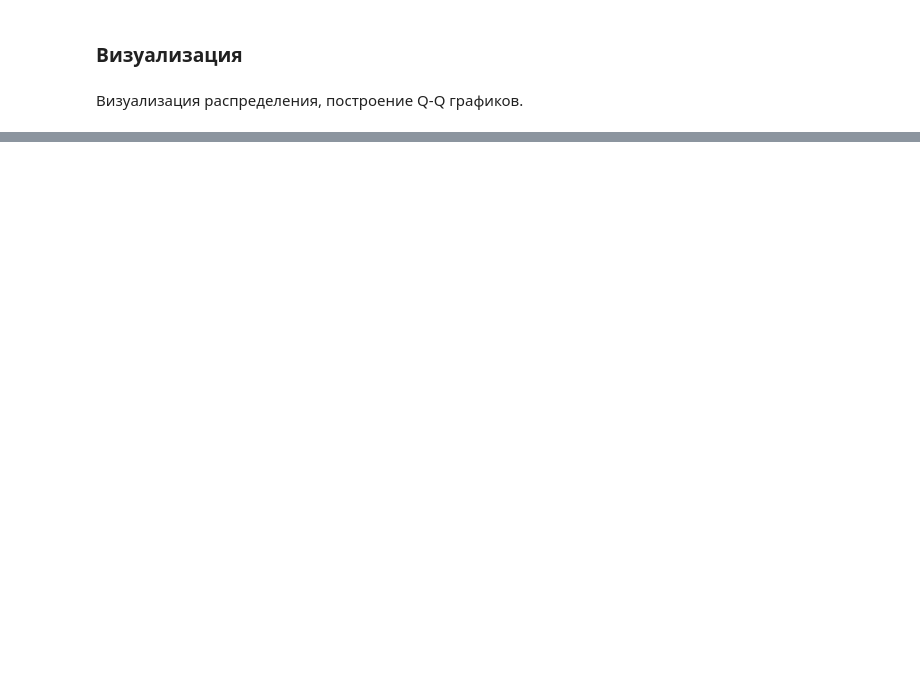
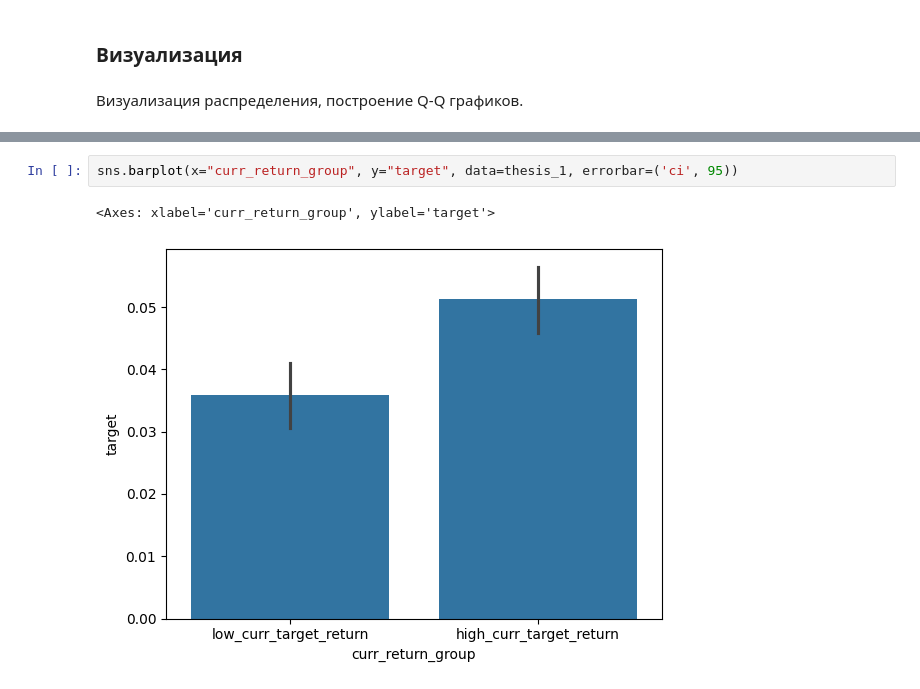
Before and after one commit to alexpunder/praktikum_keis_4, a Jupyter notebook: Checkpoint2_23_Литвинов_Налбандян_Наголюк_Ли .ipynb, the cells around one changed output, grey strips where cells are left out. Saved outputs shown, nothing was run; the diff lists cells and outputs as text; blank space fills up the shorter version.

```diff
--- a/Checkpoint2_23_Литвинов_Налбандян_Наголюк_Ли .ipynb
+++ b/Checkpoint2_23_Литвинов_Налбандян_Наголюк_Ли .ipynb
@@ -742,0 +136,5 @@ plt.show()
+# %%
+sns.barplot(x="curr_return_group", y="target", data=thesis_1, errorbar=('ci', 95))
+# %% [output]
+<Axes: xlabel='curr_return_group', ylabel='target'>
+[figure, added]
```
Also changed, not shown: parts of 90 cells of this notebook, 1 other file.
